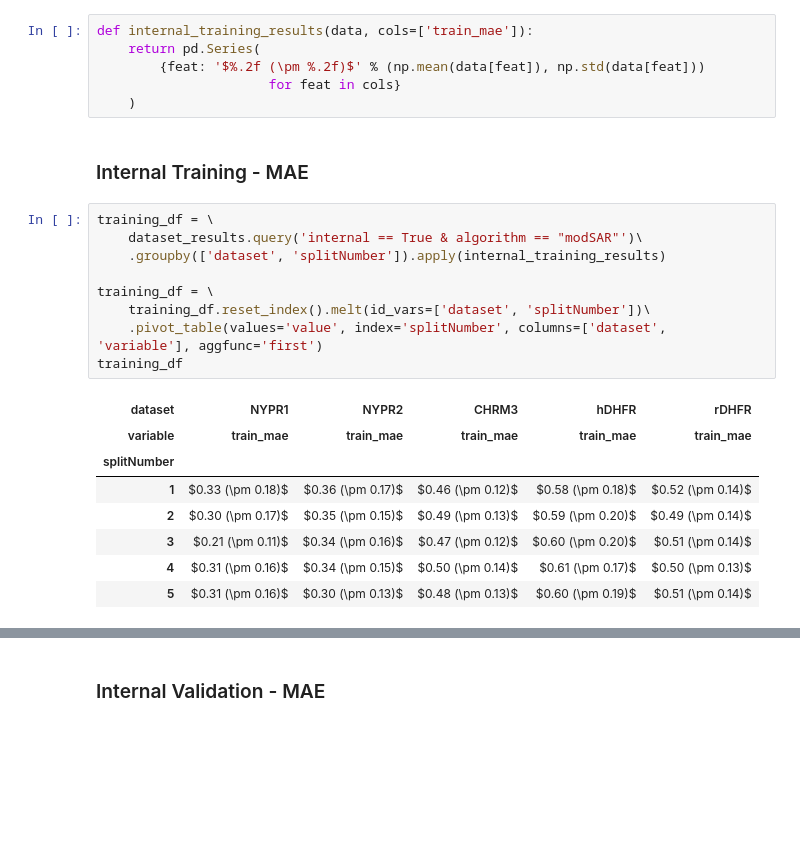
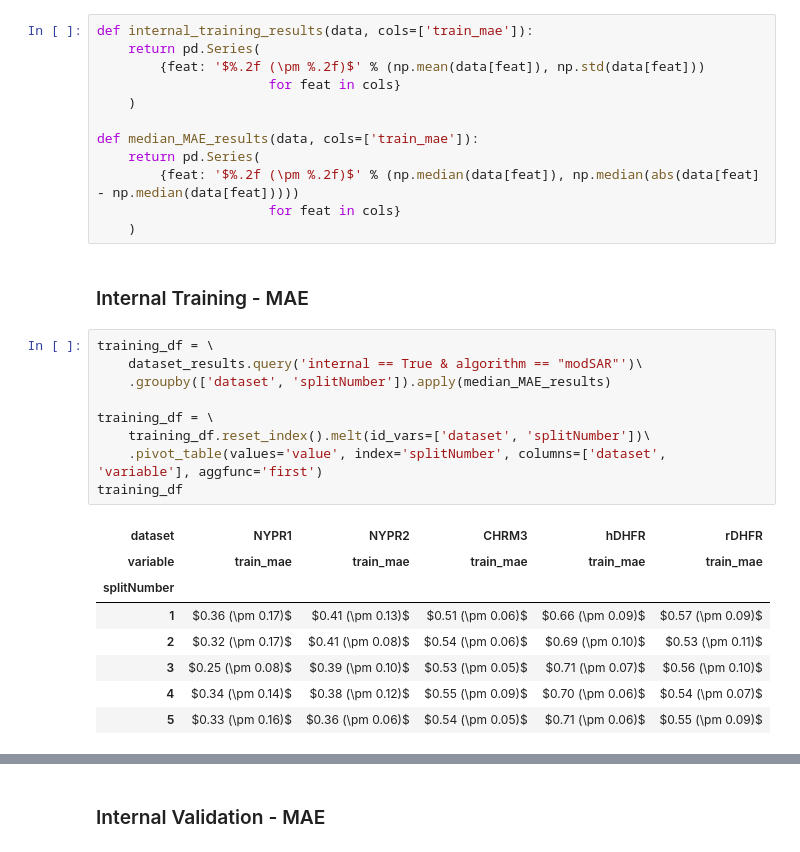
Before and after one commit to KISysBio/modSAR, a Jupyter notebook: processing/notebooks/Manuscript Figures and Tables.ipynb, the cells around one changed output, grey strips where cells are left out. Drawn from its saved outputs; the diff is of its cells as text; blank space fills up the shorter version.

Commit message:
median MAE

```diff
--- a/processing/notebooks/Manuscript Figures and Tables.ipynb
+++ b/processing/notebooks/Manuscript Figures and Tables.ipynb
@@ -149,24 +149,30 @@ def internal_training_results(data, cols=['train_mae']):
         {feat: '$%.2f (\pm %.2f)$' % (np.mean(data[feat]), np.std(data[feat]))
                       for feat in cols}
     )
+
+def median_MAE_results(data, cols=['train_mae']):
+    return pd.Series(
+        {feat: '$%.2f (\pm %.2f)$' % (np.median(data[feat]), np.median(abs(data[feat] - np.median(data[feat]))))
+                      for feat in cols}
+    )
 # %% [markdown]
 ### Internal Training - MAE
 # %%
 training_df = \
     dataset_results.query('internal == True & algorithm == "modSAR"')\
-    .groupby(['dataset', 'splitNumber']).apply(internal_training_results)
+    .groupby(['dataset', 'splitNumber']).apply(median_MAE_results)
 
 training_df = \
     training_df.reset_index().melt(id_vars=['dataset', 'splitNumber'])\
     .pivot_table(values='value', index='splitNumber', columns=['dataset', 'variable'], aggfunc='first')
 training_df
 # %% [output]
 | dataset | NYPR1 | NYPR2 | CHRM3 | hDHFR | rDHFR |
 | variable | train_mae | train_mae | train_mae | train_mae | train_mae |
 | splitNumber |  |  |  |  |  |
-| 1 | $0.33 (\pm 0.18)$ | $0.36 (\pm 0.17)$ | $0.46 (\pm 0.12)$ | $0.58 (\pm 0.18)$ | $0.52 (\pm 0.14)$ |
-| 2 | $0.30 (\pm 0.17)$ | $0.35 (\pm 0.15)$ | $0.49 (\pm 0.13)$ | $0.59 (\pm 0.20)$ | $0.49 (\pm 0.14)$ |
-| 3 | $0.21 (\pm 0.11)$ | $0.34 (\pm 0.16)$ | $0.47 (\pm 0.12)$ | $0.60 (\pm 0.20)$ | $0.51 (\pm 0.14)$ |
-| 4 | $0.31 (\pm 0.16)$ | $0.34 (\pm 0.15)$ | $0.50 (\pm 0.14)$ | $0.61 (\pm 0.17)$ | $0.50 (\pm 0.13)$ |
-| 5 | $0.31 (\pm 0.16)$ | $0.30 (\pm 0.13)$ | $0.48 (\pm 0.13)$ | $0.60 (\pm 0.19)$ | $0.51 (\pm 0.14)$ |
+| 1 | $0.36 (\pm 0.17)$ | $0.41 (\pm 0.13)$ | $0.51 (\pm 0.06)$ | $0.66 (\pm 0.09)$ | $0.57 (\pm 0.09)$ |
+| 2 | $0.32 (\pm 0.17)$ | $0.41 (\pm 0.08)$ | $0.54 (\pm 0.06)$ | $0.69 (\pm 0.10)$ | $0.53 (\pm 0.11)$ |
+| 3 | $0.25 (\pm 0.08)$ | $0.39 (\pm 0.10)$ | $0.53 (\pm 0.05)$ | $0.71 (\pm 0.07)$ | $0.56 (\pm 0.10)$ |
+| 4 | $0.34 (\pm 0.14)$ | $0.38 (\pm 0.12)$ | $0.55 (\pm 0.09)$ | $0.70 (\pm 0.06)$ | $0.54 (\pm 0.07)$ |
+| 5 | $0.33 (\pm 0.16)$ | $0.36 (\pm 0.06)$ | $0.54 (\pm 0.05)$ | $0.71 (\pm 0.06)$ | $0.55 (\pm 0.09)$ |
 # %%
```
Also changed, not shown: parts of 7 cells of this notebook.
